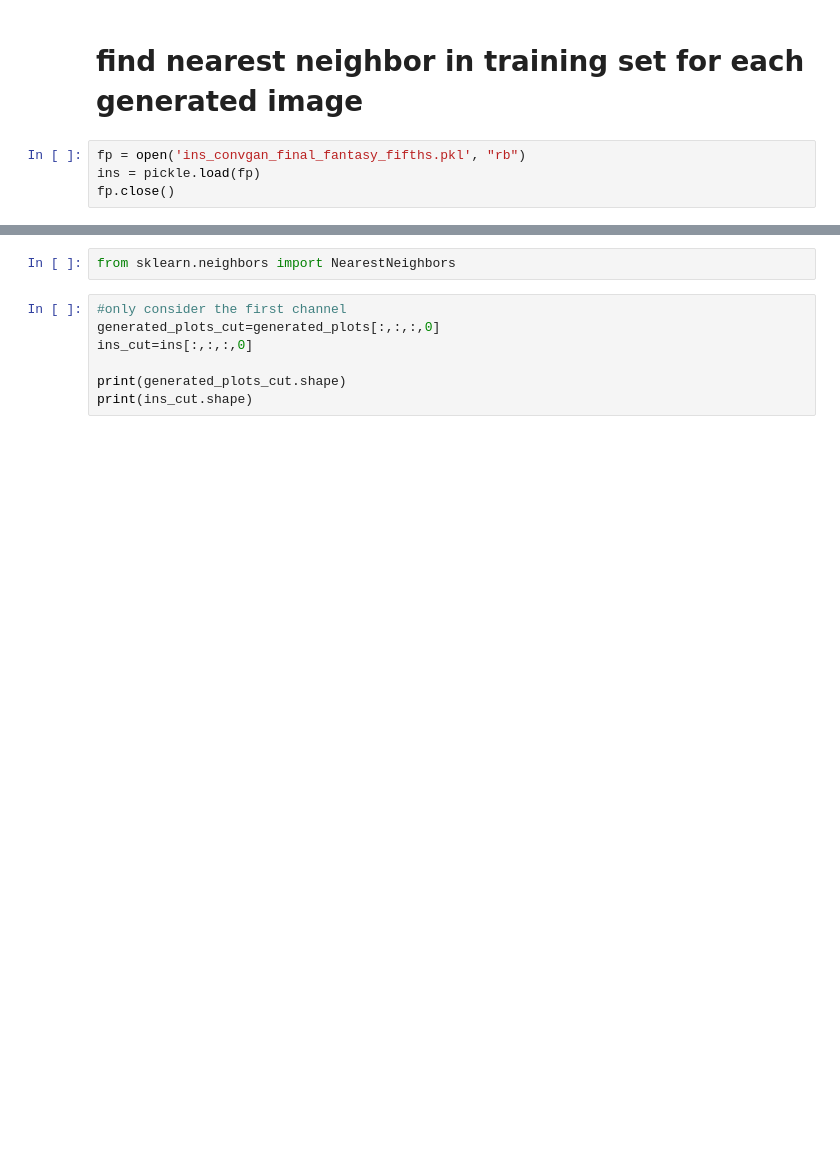
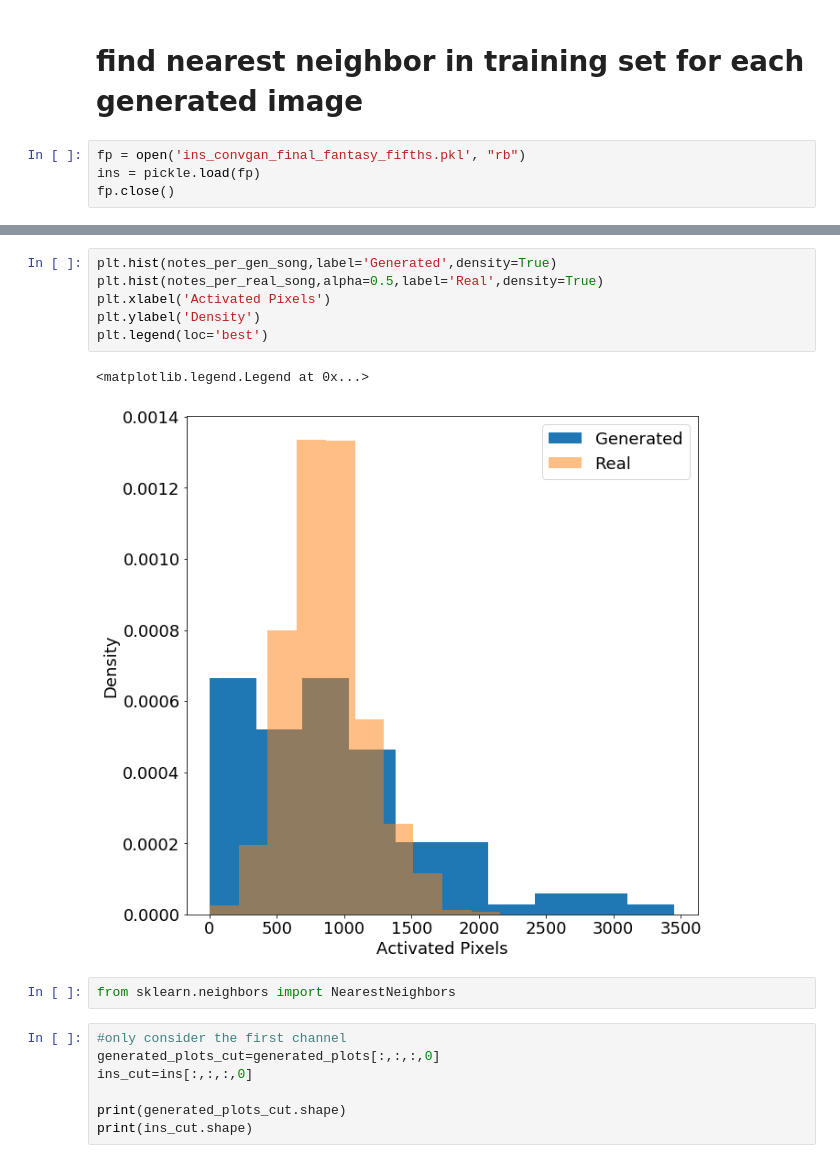
Before and after one commit to Collin-Dabbieri/GAN_Project, a Jupyter notebook: WassGAN/NearestNeighbors.ipynb, the cells around one changed output, grey strips where cells are left out. Saved outputs shown, nothing was run; the diff lists cells and outputs as text; blank space fills up the shorter version.

```diff
--- a/WassGAN/NearestNeighbors.ipynb
+++ b/WassGAN/NearestNeighbors.ipynb
@@ -71,3 +154,12 @@ plt.subplots_adjust(wspace=0.01,hspace=0.01)
+# %%
+plt.hist(notes_per_gen_song,label='Generated',density=True)
+plt.hist(notes_per_real_song,alpha=0.5,label='Real',density=True)
+plt.xlabel('Activated Pixels')
+plt.ylabel('Density')
+plt.legend(loc='best')
+# %% [output]
+<matplotlib.legend.Legend at 0x...>
+[figure, added]
 # %%
 from sklearn.neighbors import NearestNeighbors
 # %%
```
Also changed, not shown: parts of 12 cells of this notebook, 4 other files.
